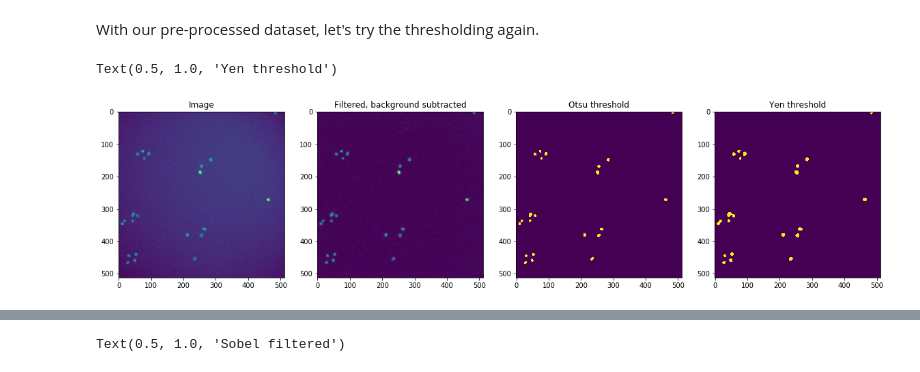
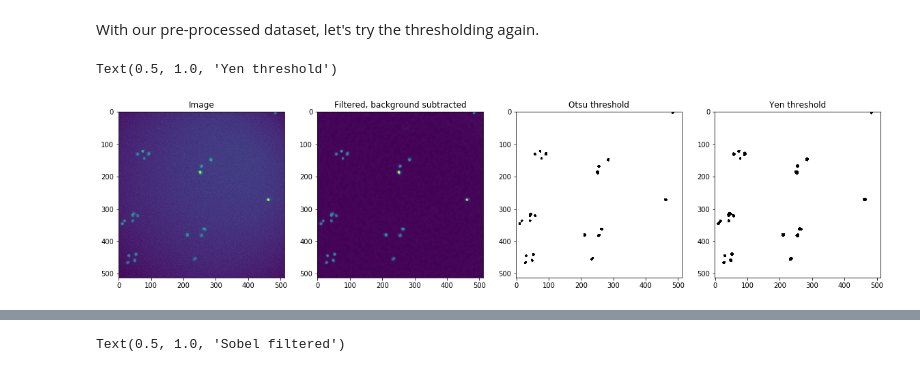
Before and after one commit to DataLucence/StanfordBIOS254-2019, a Jupyter notebook: Code/Lesson2_Preprocessing.ipynb, the cells around one changed output, grey strips where cells are left out. Saved outputs shown, nothing was run; the diff lists cells and outputs as text; code cells hidden in the pictures.

```diff
--- a/Code/Lesson2_Preprocessing.ipynb
+++ b/Code/Lesson2_Preprocessing.ipynb
@@ -46,7 +48,7 @@ Now let's load the .tif image stack
 # %%
 from skimage.io import imread
 
-raw_data = np.uint16(imread(os.path.join(data_dir, data_fn)))
+raw_data = imread(os.path.join(data_dir, data_fn))
 # %% [markdown]
 Check the dimensions of the data
 # %%
@@ -108,17 +128,14 @@ ch2_data = data['RFP']
 # %%
-from ipywidgets import interactive
-@interactive
-def show_masks(thresh=(0, ch1_data.max(), ch1_data.max()/6)): # thresh slider takes three inputs (min, max, step_size)
-    fig, ax = plt.subplots(1, 2, figsize=(20, 10))
+thresh = 350 #325, 400
 
-    mask = np.zeros(ch1_data.shape)
+mask = np.zeros(ch1_data.shape)
+mask[ch1_data >=thresh] = 1
 
-    mask[ch1_data >=thresh] = 1
+fig, ax = plt.subplots(1, 2, figsize=(16, 8))
 
-    ax[0].imshow(ch1_data)
-    ax[0].set_title('Ch1 Image')
+ax[0].imshow(ch1_data)
+ax[0].set_title('Ch1 Image')
 
-    ax[1].imshow(mask, vmin=0, vmax=1, cmap='Greys')
-    ax[1].set_title('Mask')
-show_masks
+ax[1].imshow(mask, vmin=0, vmax=1, cmap='Greys')
+ax[1].set_title('Mask')
 # %% [output]
@@ -254,8 +251,7 @@ Now, we can take the filtered image and further pre-process. We'd like to remove
 # %%
 # the radius should be set to at least the size of the largest object that is not part of the background
-r = 12
-structuring_element = disk(r)
-ch2_background = min_filter(ch2_filtered, structuring_element)
+filter_radius = 12
+ch2_background = min_filter(ch2_filtered, disk(filter_radius))
 plt.imshow(ch2_background, cmap='inferno', interpolation = 'none')#, vmin = 0, vmax = 3000)
 # %% [output]
 <matplotlib.image.AxesImage at 0x...>
@@ -279,22 +275,22 @@ With our pre-processed dataset, let's try the thresholding again.
 # %%
 thresh_otsu = threshold_otsu(ch2_bgs)
 thresh_yen = threshold_yen(ch2_bgs)
 
 mask_otsu = get_mask(ch2_bgs, thresh_otsu)
 mask_yen = get_mask(ch2_bgs, thresh_yen)
 
-fig, ax = plt.subplots(1, 4, figsize=(20, 10))
+fig, ax = plt.subplots(1, 4, figsize=(20, 5))
 ax[0].imshow(ch2_data)
 ax[0].set_title('Image')
 
 ax[1].imshow(ch2_bgs)
 ax[1].set_title('Filtered, background subtracted')
 
-ax[2].imshow(mask_otsu, vmin=0, vmax=1)
+ax[2].imshow(mask_otsu, vmin=0, vmax=1, cmap='Greys')
 ax[2].set_title('Otsu threshold')
 
-ax[3].imshow(mask_yen, vmin=0, vmax=1)
+ax[3].imshow(mask_yen, vmin=0, vmax=1, cmap='Greys')
 ax[3].set_title('Yen threshold')
 # %% [output]
 Text(0.5, 1.0, 'Yen threshold')
-[figure, old version]
+[figure, new version]
```
Also changed, not shown: parts of 38 cells of this notebook, 2 other files.
